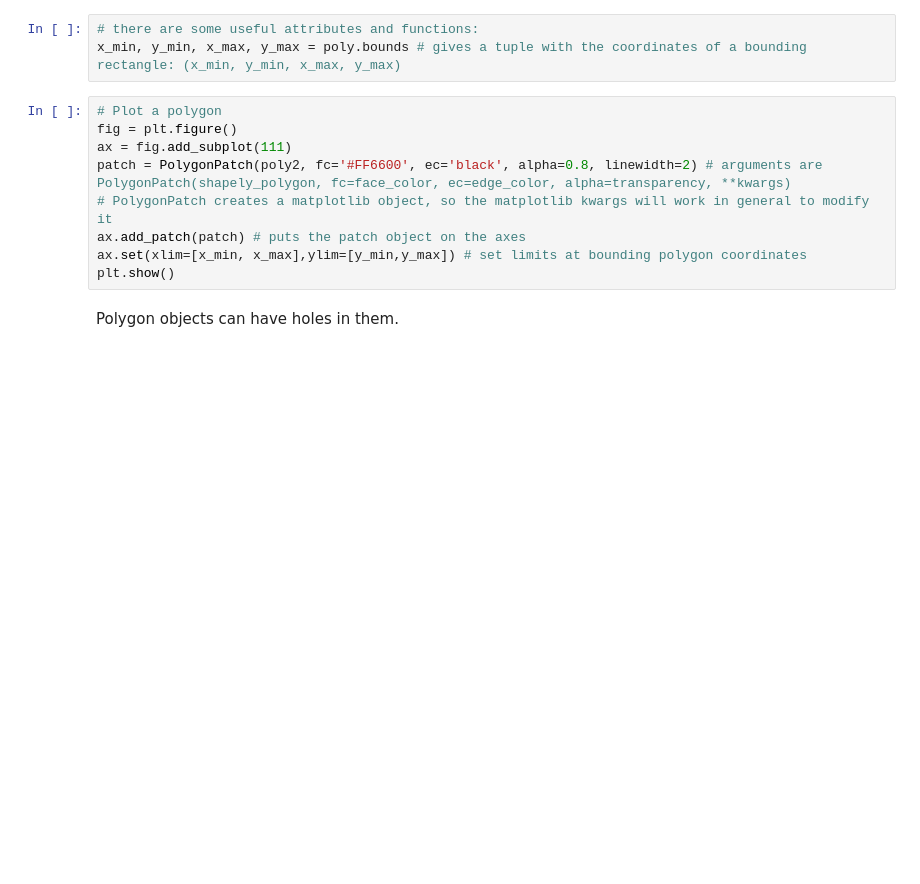
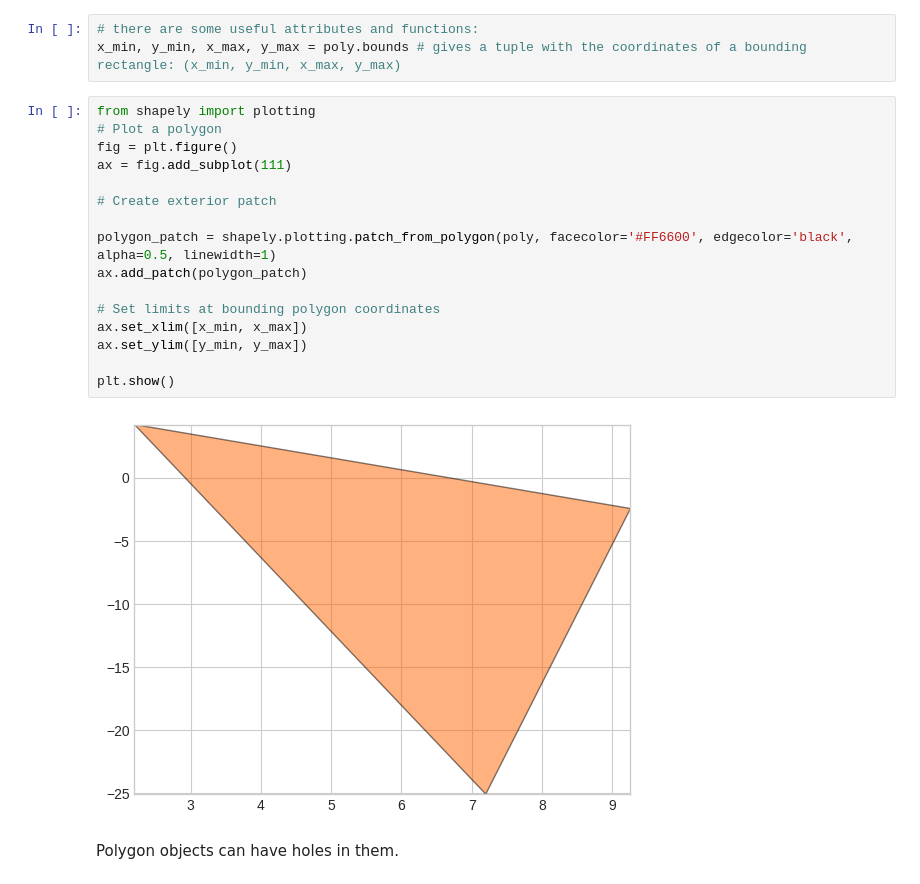
Before and after one commit to bwsi-hadr-2024/bwsi-modules-2024, a Jupyter notebook: 02-visualization-and-shapes/02_Visualization_and_Shapes.ipynb, the cells around one changed output. Saved outputs shown, nothing was run; the diff lists cells and outputs as text; blank space fills up the shorter version.

```diff
--- a/02-visualization-and-shapes/02_Visualization_and_Shapes.ipynb
+++ b/02-visualization-and-shapes/02_Visualization_and_Shapes.ipynb
@@ -317,15 +530,24 @@ print('poly and poly2 are equal: ', poly == poly2)
 # %%
 # there are some useful attributes and functions:
 x_min, y_min, x_max, y_max = poly.bounds # gives a tuple with the coordinates of a bounding rectangle: (x_min, y_min, x_max, y_max)
-# %%
-# Plot a polygon
-fig = plt.figure()
-ax = fig.add_subplot(111)
-patch = PolygonPatch(poly2, fc='#FF6600', ec='black', alpha=0.8, linewidth=2) # arguments are PolygonPatch(shapely_polygon, fc=face_color, ec=edge_color, alpha=transparency, **kwargs)
-# PolygonPatch creates a matplotlib object, so the matplotlib kwargs will work in general to modify it
-ax.add_patch(patch) # puts the patch object on the axes
-ax.set(xlim=[x_min, x_max],ylim=[y_min,y_max]) # set limits at bounding polygon coordinates
-plt.show()
+# %%
+from shapely import plotting
+# Plot a polygon
+fig = plt.figure()
+ax = fig.add_subplot(111)
+
+# Create exterior patch
+
+polygon_patch = shapely.plotting.patch_from_polygon(poly, facecolor='#FF6600', edgecolor='black', alpha=0.5, linewidth=1)
+ax.add_patch(polygon_patch)
+
+# Set limits at bounding polygon coordinates
+ax.set_xlim([x_min, x_max])
+ax.set_ylim([y_min, y_max])
+
+plt.show()
+# %% [output]
+[figure, added]
 # %% [markdown]
 Polygon objects can have holes in them.
 # %%
```
Also changed, not shown: parts of 74 cells of this notebook, 15 other files.
